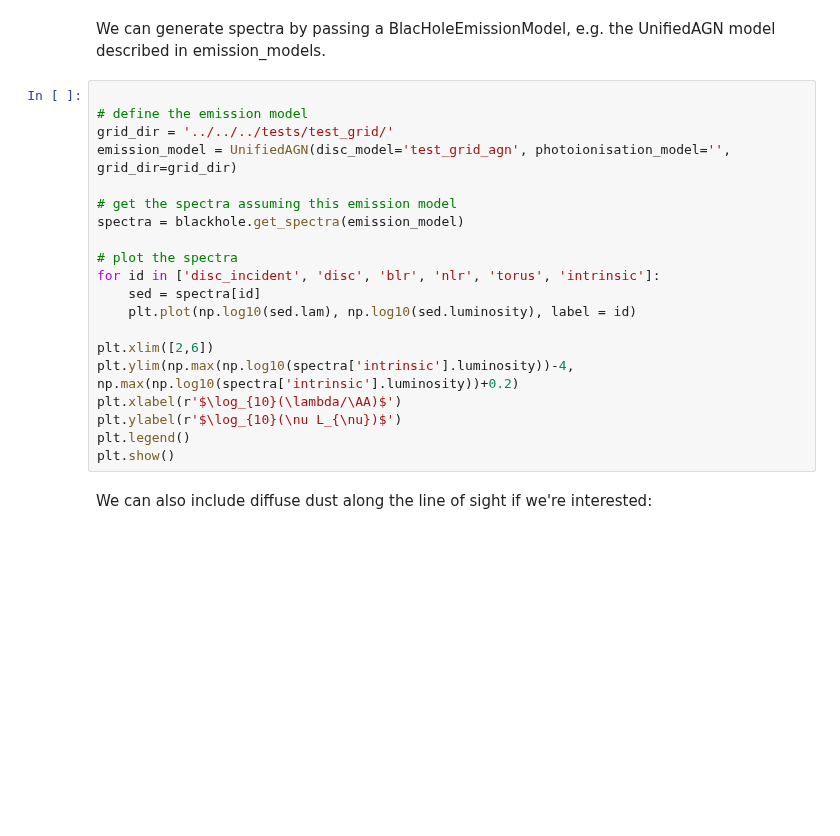
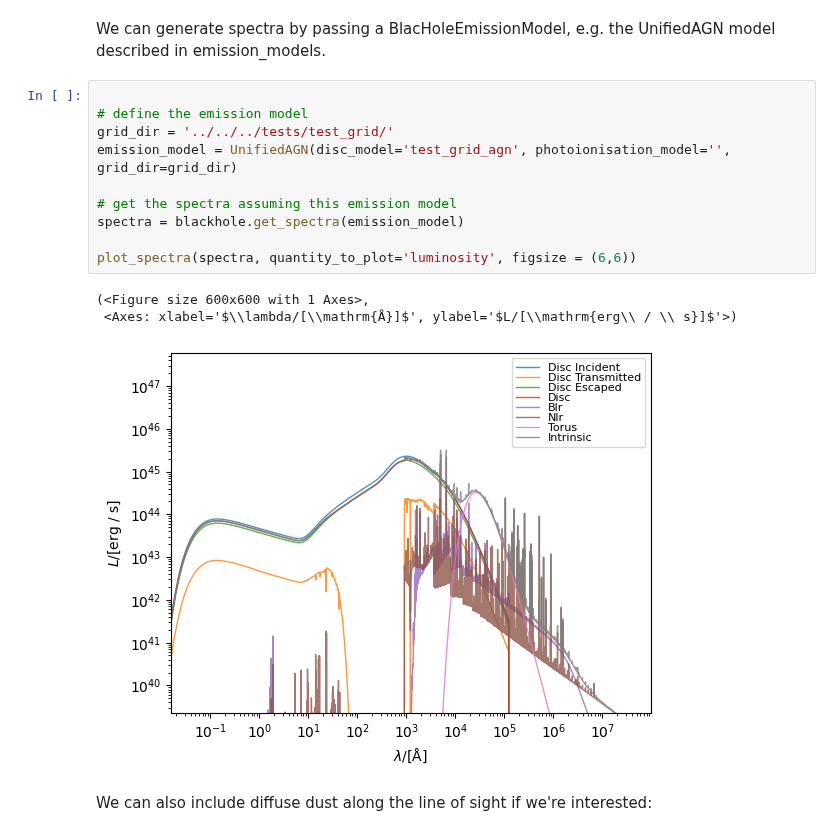
Before and after one commit to tHarvey303/synthesizer, a Jupyter notebook: docs/source/blackholes/parametric_blackholes.ipynb, the cells around one changed output. Drawn from its saved outputs; the diff is of its cells as text; blank space fills up the shorter version.

Commit message:
updated doc notebooks to use new plotting method

```diff
--- a/docs/source/blackholes/parametric_blackholes.ipynb
+++ b/docs/source/blackholes/parametric_blackholes.ipynb
@@ -27,23 +42,17 @@ We can generate spectra by passing a BlacHoleEmissionModel, e.g. the UnifiedAGN
 # %%
 
 # define the emission model
 grid_dir = '../../../tests/test_grid/'
 emission_model = UnifiedAGN(disc_model='test_grid_agn', photoionisation_model='', grid_dir=grid_dir)
 
 # get the spectra assuming this emission model
 spectra = blackhole.get_spectra(emission_model)
 
-# plot the spectra
-for id in ['disc_incident', 'disc', 'blr', 'nlr', 'torus', 'intrinsic']:
-    sed = spectra[id]
-    plt.plot(np.log10(sed.lam), np.log10(sed.luminosity), label = id)
-
-plt.xlim([2,6])
-plt.ylim(np.max(np.log10(spectra['intrinsic'].luminosity))-4, np.max(np.log10(spectra['intrinsic'].luminosity))+0.2)
-plt.xlabel(r'$\log_{10}(\lambda/\AA)$')
-plt.ylabel(r'$\log_{10}(\nu L_{\nu})$')
-plt.legend()
-plt.show()
+plot_spectra(spectra, quantity_to_plot='luminosity', figsize = (6,6))
+# %% [output]
+(<Figure size 600x600 with 1 Axes>,
+ <Axes: xlabel='$\\lambda/[\\mathrm{Å}]$', ylabel='$L/[\\mathrm{erg\\ / \\ s}]$'>)
+[figure, added]
 # %% [markdown]
 We can also include diffuse dust along the line of sight if we're interested:
 # %%
```
Also changed, not shown: parts of 3 cells of this notebook, 2 other files.
